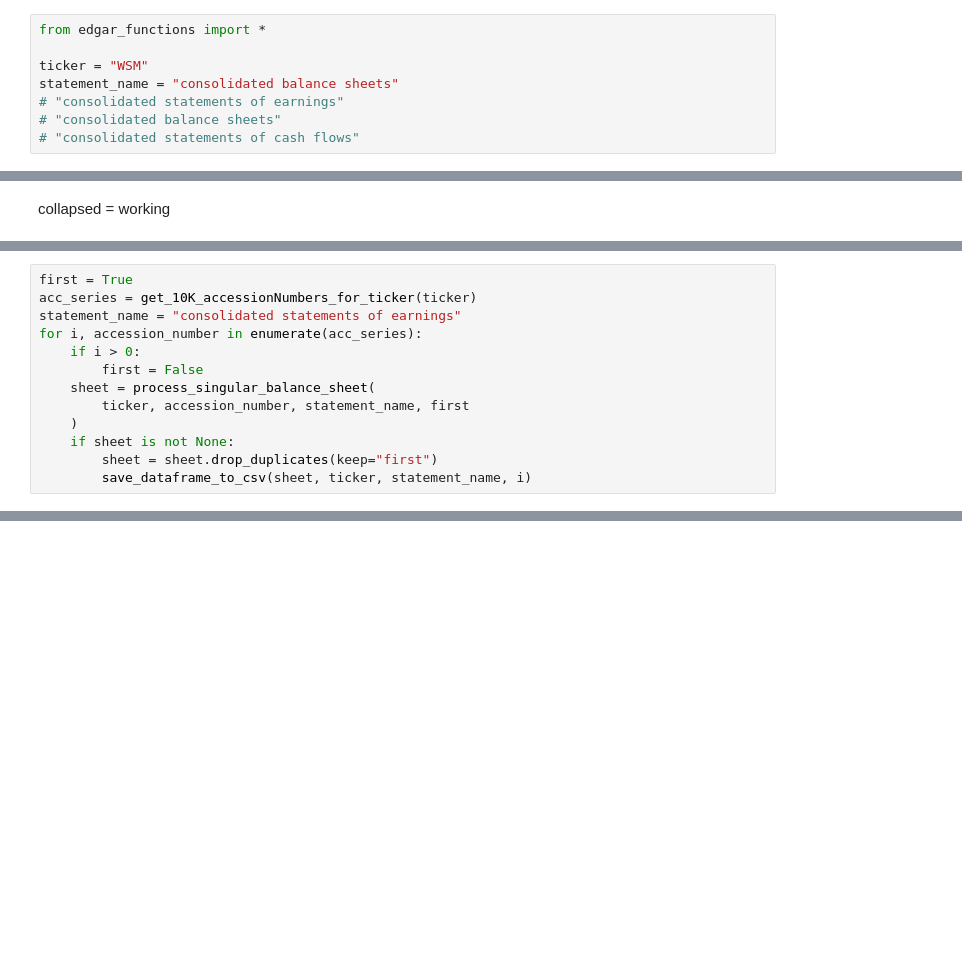
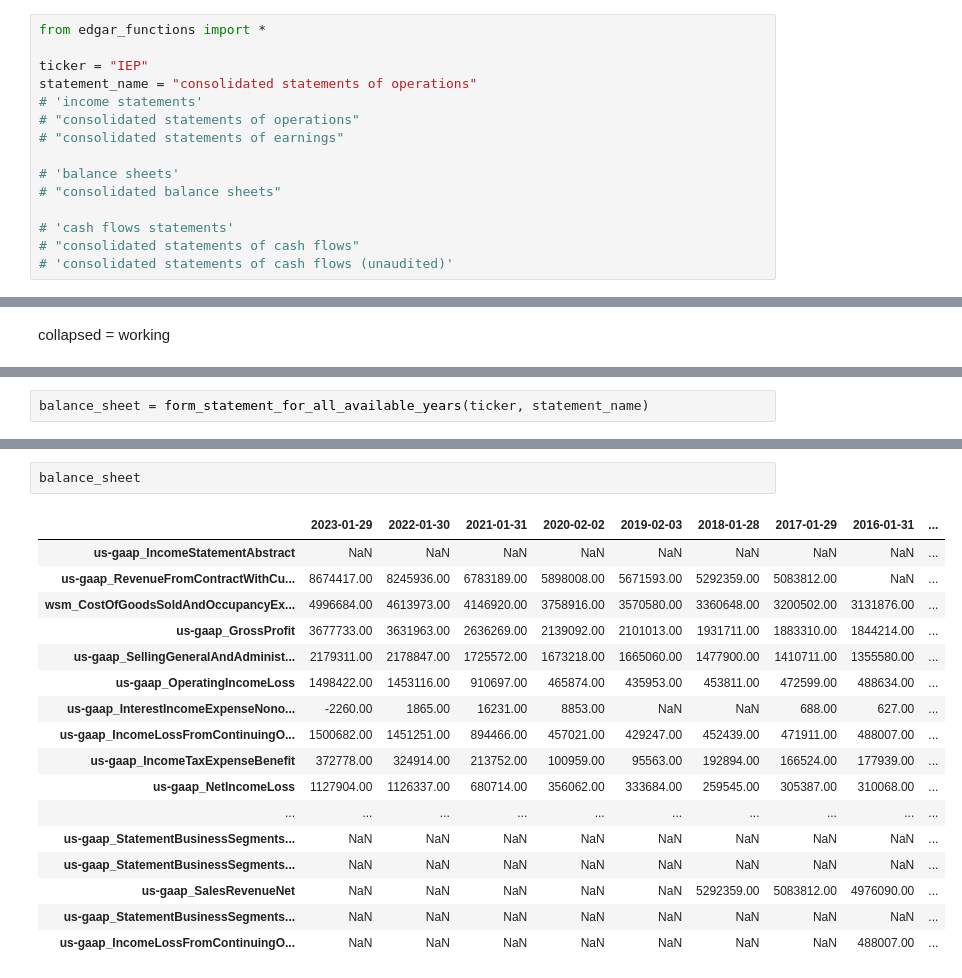
Before and after one commit to GGRusty/Edgar, a Jupyter notebook: combining_everything.ipynb, the cells around one changed output, grey strips where cells are left out. Saved outputs shown, nothing was run; the diff lists cells and outputs as text; blank space fills up the shorter version.

Commit message:
fixed some errors with parsing income statement

```diff
--- a/combining_everything.ipynb
+++ b/combining_everything.ipynb
@@ -1,11 +1,18 @@
 # %%
 from edgar_functions import *
 
-ticker = "WSM"
-statement_name = "consolidated balance sheets"
+ticker = "IEP"
+statement_name = "consolidated statements of operations"
+# 'income statements'
+# "consolidated statements of operations"
 # "consolidated statements of earnings"
+
+# 'balance sheets'
 # "consolidated balance sheets"
+
+# 'cash flows statements'
 # "consolidated statements of cash flows"
+# 'consolidated statements of cash flows (unaudited)'
 # %%
 acc_series = get_10K_accessionNumbers_for_ticker(ticker)
 cik = get_cik_matching_ticker(ticker)
@@ -78,13 +98,0 @@ test_df
-# %%
-first = True
-acc_series = get_10K_accessionNumbers_for_ticker(ticker)
-statement_name = "consolidated statements of earnings"
-for i, accession_number in enumerate(acc_series):
-    if i > 0:
-        first = False
-    sheet = process_singular_balance_sheet(
-        ticker, accession_number, statement_name, first
-    )
-    if sheet is not None:
-        sheet = sheet.drop_duplicates(keep="first")
-        save_dataframe_to_csv(sheet, ticker, statement_name, i)
@@ -153,0 +107,2 @@ concatenated consolidated statements of cash flows 13 to the full Dataframe
+# %%
+balance_sheet = form_statement_for_all_available_years(ticker, statement_name)
@@ -154 +126,21 @@ concatenated consolidated statements of cash flows 13 to the full Dataframe
+# %%
+balance_sheet
+# %% [output]
+|  | 2023-01-29 | 2022-01-30 | 2021-01-31 | 2020-02-02 | 2019-02-03 | 2018-01-28 | 2017-01-29 | 2016-01-31 | ... |
+| us-gaap_IncomeStatementAbstract | NaN | NaN | NaN | NaN | NaN | NaN | NaN | NaN | ... |
+| us-gaap_RevenueFromContractWithCu... | 8674417.00 | 8245936.00 | 6783189.00 | 5898008.00 | 5671593.00 | 5292359.00 | 5083812.00 | NaN | ... |
+| wsm_CostOfGoodsSoldAndOccupancyEx... | 4996684.00 | 4613973.00 | 4146920.00 | 3758916.00 | 3570580.00 | 3360648.00 | 3200502.00 | 3131876.00 | ... |
+| us-gaap_GrossProfit | 3677733.00 | 3631963.00 | 2636269.00 | 2139092.00 | 2101013.00 | 1931711.00 | 1883310.00 | 1844214.00 | ... |
+| us-gaap_SellingGeneralAndAdminist... | 2179311.00 | 2178847.00 | 1725572.00 | 1673218.00 | 1665060.00 | 1477900.00 | 1410711.00 | 1355580.00 | ... |
+| us-gaap_OperatingIncomeLoss | 1498422.00 | 1453116.00 | 910697.00 | 465874.00 | 435953.00 | 453811.00 | 472599.00 | 488634.00 | ... |
+| us-gaap_InterestIncomeExpenseNono... | -2260.00 | 1865.00 | 16231.00 | 8853.00 | NaN | NaN | 688.00 | 627.00 | ... |
+| us-gaap_IncomeLossFromContinuingO... | 1500682.00 | 1451251.00 | 894466.00 | 457021.00 | 429247.00 | 452439.00 | 471911.00 | 488007.00 | ... |
+| us-gaap_IncomeTaxExpenseBenefit | 372778.00 | 324914.00 | 213752.00 | 100959.00 | 95563.00 | 192894.00 | 166524.00 | 177939.00 | ... |
+| us-gaap_NetIncomeLoss | 1127904.00 | 1126337.00 | 680714.00 | 356062.00 | 333684.00 | 259545.00 | 305387.00 | 310068.00 | ... |
+| ... | ... | ... | ... | ... | ... | ... | ... | ... | ... |
+| us-gaap_StatementBusinessSegments... | NaN | NaN | NaN | NaN | NaN | NaN | NaN | NaN | ... |
+| us-gaap_StatementBusinessSegments... | NaN | NaN | NaN | NaN | NaN | NaN | NaN | NaN | ... |
+| us-gaap_SalesRevenueNet | NaN | NaN | NaN | NaN | NaN | 5292359.00 | 5083812.00 | 4976090.00 | ... |
+| us-gaap_StatementBusinessSegments... | NaN | NaN | NaN | NaN | NaN | NaN | NaN | NaN | ... |
+| us-gaap_IncomeLossFromContinuingO... | NaN | NaN | NaN | NaN | NaN | NaN | NaN | 488007.00 | ... |
 # %%
```
Also changed, not shown: parts of 15 cells of this notebook, 3 other files.
